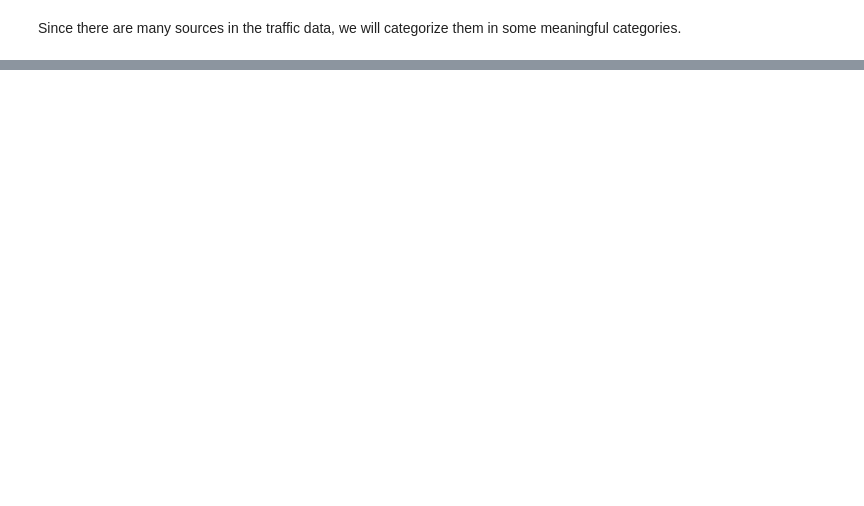
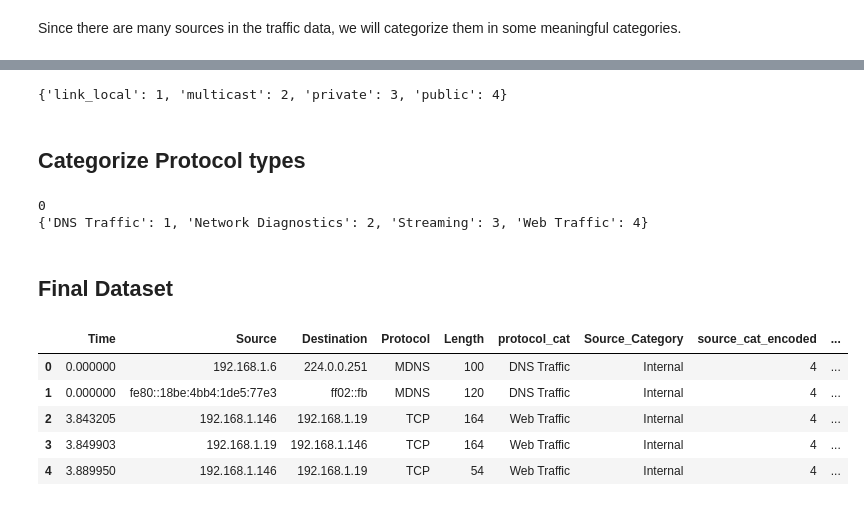
Before and after one commit to yamphurai/Misc, a Jupyter notebook: FinalProject.ipynb, the cells around one changed output, grey strips where cells are left out. Cells and saved outputs as stored; diff of their text form; code cells hidden in the pictures; blank space fills up the shorter version.

```diff
--- a/FinalProject.ipynb
+++ b/FinalProject.ipynb
@@ -185,6 +163,6 @@ def categorize_source(ip):
 # %%
 # Initialize LabelEncoder
-label_encoder = LabelEncoder()
+source_label_encoder = LabelEncoder()
 
-# Fit and transform the 'Source' column to get the encoded labels
-data['source_encoded'] = label_encoder.fit_transform(data['Source']) + 1  # Starting from 1
+# Fit and transform the 'Source_Category' column to get the encoded labels
+data['source_cat_encoded'] = source_label_encoder.fit_transform(data['Source_Category']) + 1  # Starting from 1
@@ -190,0 +244,3 @@ data['source_encoded'] = label_encoder.fit_transform(data['Source']) + 1  # Star
+# %%
+# Apply the categorization
+data['Destination_Category'] = data['Destination'].apply(categorize_destination)
@@ -190,0 +255,41 @@ data['source_encoded'] = label_encoder.fit_transform(data['Source']) + 1  # Star
+# %%
+# Initialize LabelEncoder
+destination_label_encoder = LabelEncoder()
+
+# Fit and transform the 'Destination_Category' column to get the encoded labels
+data['destination_cat_encoded'] = destination_label_encoder.fit_transform(data['Destination_Category']) + 1  # Starting from 1
+# %%
+# Get mapping of each category to its encoded label
+destination_cat_map = {category: idx + 1 for idx, category in enumerate(destination_label_encoder.classes_)}
+print(destination_cat_map)
+# %% [output]
+{'link_local': 1, 'multicast': 2, 'private': 3, 'public': 4}
+# %% [markdown]
+## Categorize Protocol types
+# %%
+# Initialize LabelEncoder
+protocol_label_encoder = LabelEncoder()
+
+# Fit and transform the 'protocol_cat' column to get the encoded labels
+data['protocol_cat_encoded'] = protocol_label_encoder.fit_transform(data['protocol_cat']) + 1  # Starting from 1
+# %%
+# check for missing values
+print(data['protocol_cat_encoded'].isna().sum())
+
+# Get mapping of each category to its encoded label
+protocol_cat_map = {category: idx + 1 for idx, category in enumerate(protocol_label_encoder.classes_)}
+print(protocol_cat_map)
+# %% [output]
+0
+{'DNS Traffic': 1, 'Network Diagnostics': 2, 'Streaming': 3, 'Web Traffic': 4}
+# %% [markdown]
+## Final Dataset
+# %%
+data.head()
+# %% [output]
+|  | Time | Source | Destination | Protocol | Length | protocol_cat | Source_Category | source_cat_encoded | ... |
+| 0 | 0.000000 | 192.168.1.6 | 224.0.0.251 | MDNS | 100 | DNS Traffic | Internal | 4 | ... |
+| 1 | 0.000000 | fe80::18be:4bb4:1de5:77e3 | ff02::fb | MDNS | 120 | DNS Traffic | Internal | 4 | ... |
+| 2 | 3.843205 | 192.168.1.146 | 192.168.1.19 | TCP | 164 | Web Traffic | Internal | 4 | ... |
+| 3 | 3.849903 | 192.168.1.19 | 192.168.1.146 | TCP | 164 | Web Traffic | Internal | 4 | ... |
+| 4 | 3.889950 | 192.168.1.146 | 192.168.1.19 | TCP | 54 | Web Traffic | Internal | 4 | ... |
```
Also changed, not shown: parts of 35 cells of this notebook.
